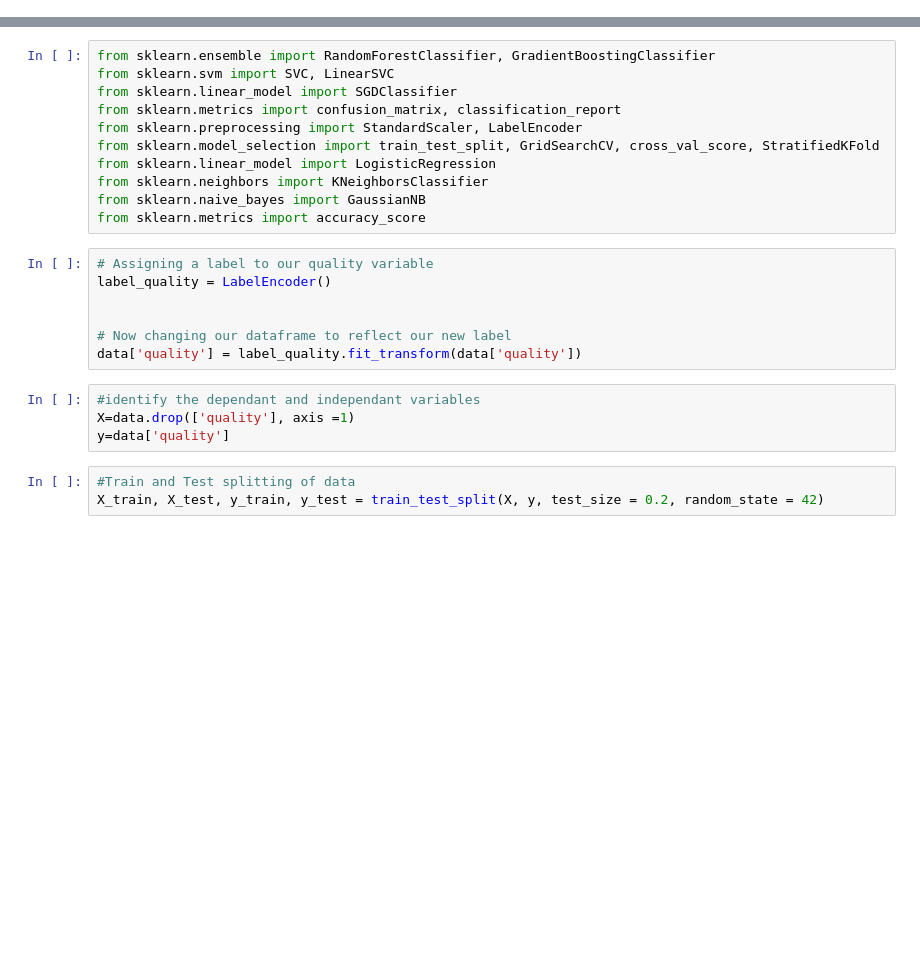
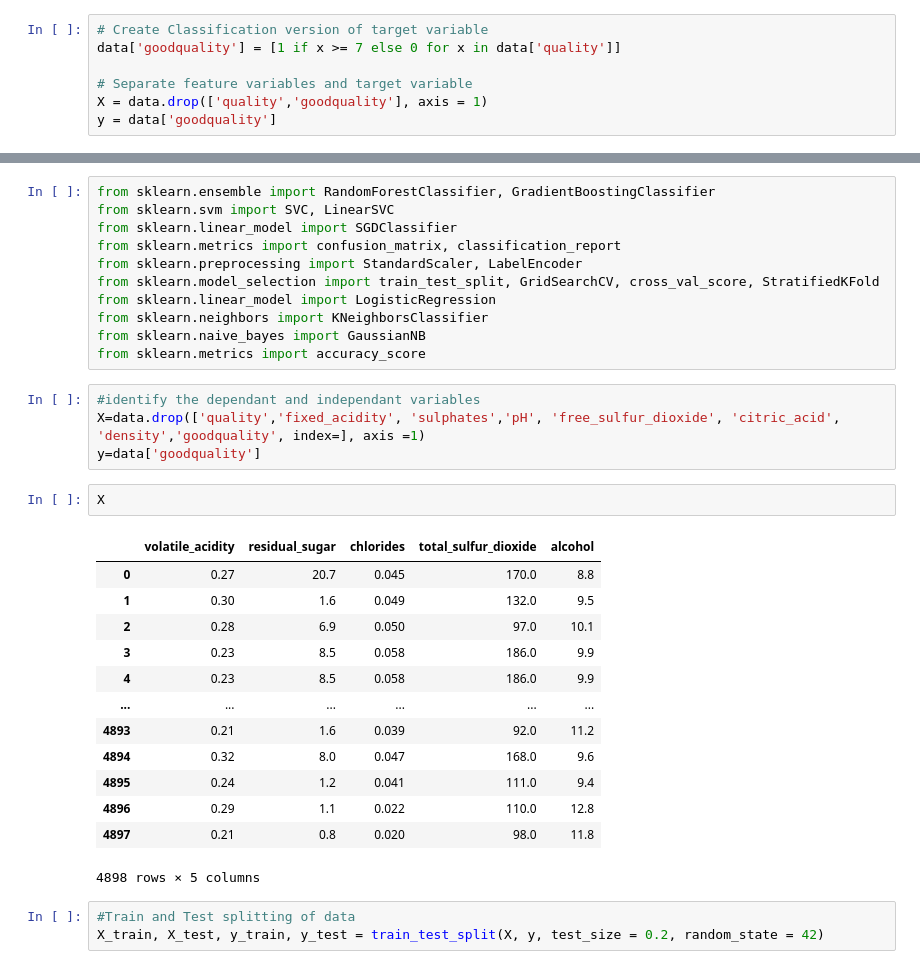
Before and after one commit to RanaBadri/Project-4, a Jupyter notebook: whitewine_analysis.ipynb, the cells around one changed output, grey strips where cells are left out. Cells and saved outputs as stored; diff of their text form; blank space fills up the shorter version.

Commit message:
updated version

```diff
--- a/whitewine_analysis.ipynb
+++ b/whitewine_analysis.ipynb
@@ -156,0 +162,7 @@ Observation:
+# %%
+# Create Classification version of target variable
+data['goodquality'] = [1 if x >= 7 else 0 for x in data['quality']]
+
+# Separate feature variables and target variable
+X = data.drop(['quality','goodquality'], axis = 1)
+y = data['goodquality']
@@ -165,17 +204,26 @@ from sklearn.linear_model import LogisticRegression
 from sklearn.neighbors import KNeighborsClassifier
 from sklearn.naive_bayes import GaussianNB
 from sklearn.metrics import accuracy_score
-# %%
-# Assigning a label to our quality variable
-label_quality = LabelEncoder()
-
-
-# Now changing our dataframe to reflect our new label
-data['quality'] = label_quality.fit_transform(data['quality'])
 # %%
 #identify the dependant and independant variables
-X=data.drop(['quality'], axis =1)
-y=data['quality']
+X=data.drop(['quality','fixed_acidity', 'sulphates','pH', 'free_sulfur_dioxide', 'citric_acid', 'density','goodquality', index=], axis =1)
+y=data['goodquality']
+# %%
+X
+# %% [output]
+|  | volatile_acidity | residual_sugar | chlorides | total_sulfur_dioxide | alcohol |
+| 0 | 0.27 | 20.7 | 0.045 | 170.0 | 8.8 |
+| 1 | 0.30 | 1.6 | 0.049 | 132.0 | 9.5 |
+| 2 | 0.28 | 6.9 | 0.050 | 97.0 | 10.1 |
+| 3 | 0.23 | 8.5 | 0.058 | 186.0 | 9.9 |
+| 4 | 0.23 | 8.5 | 0.058 | 186.0 | 9.9 |
+| ... | ... | ... | ... | ... | ... |
+| 4893 | 0.21 | 1.6 | 0.039 | 92.0 | 11.2 |
+| 4894 | 0.32 | 8.0 | 0.047 | 168.0 | 9.6 |
+| 4895 | 0.24 | 1.2 | 0.041 | 111.0 | 9.4 |
+| 4896 | 0.29 | 1.1 | 0.022 | 110.0 | 12.8 |
+| 4897 | 0.21 | 0.8 | 0.020 | 98.0 | 11.8 |
+4898 rows × 5 columns
 # %%
 #Train and Test splitting of data
 X_train, X_test, y_train, y_test = train_test_split(X, y, test_size = 0.2, random_state = 42)
```
Also changed, not shown: parts of 14 cells of this notebook, 9 other files.
